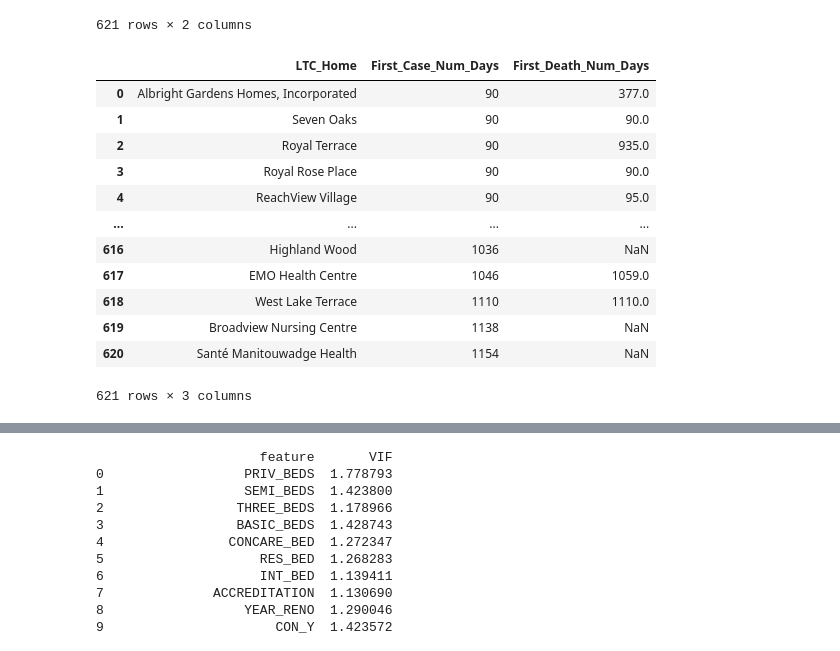
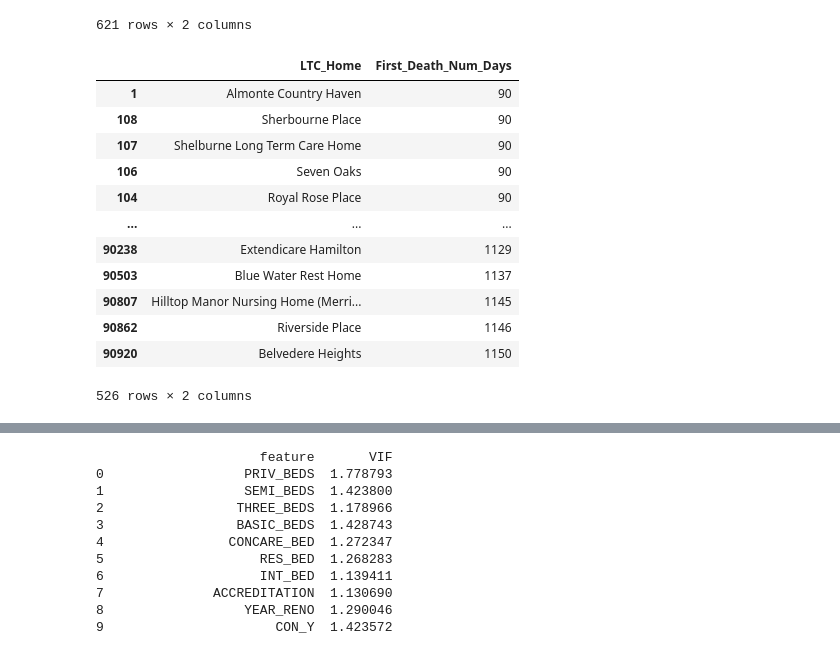
Before and after one commit to Alexander-Gebreamlak/COVID-19-LTCH-Risk-Factor-Analysis, a Jupyter notebook: Covid-19 LTCH Risk Factor Analysis.ipynb, the cells around one changed output, grey strips where cells are left out. Drawn from its saved outputs; the diff is of its cells as text; code cells hidden in the pictures.

```diff
--- a/Covid-19 LTCH Risk Factor Analysis.ipynb
+++ b/Covid-19 LTCH Risk Factor Analysis.ipynb
@@ -52,30 +52,28 @@ Case_df
 # %%
 Death_df = (
     df_raw[df_raw['Total_LTC_Resident_Deaths'] != "0"]  # filter out rows without deaths
     .assign(
         Report_Data_Extracted=pd.to_datetime(df_raw['Report_Data_Extracted']), # convert to date
         First_Death_Num_Days=lambda x: (x['Report_Data_Extracted'] - reference_date).dt.days #calculate difference in days
     )
     .sort_values(by='First_Death_Num_Days')  # sort by 'First_Case_Num_Days'
     .drop_duplicates(subset='LTCH_Num', keep='first')  # drop duplicates based on 'LTCH_Num'
     .loc[:, ['LTC_Home', 'First_Death_Num_Days']]  # column selection
     # .drop_duplicates(subset='LTC_Home', keep='first') #dropping duplicates
 
 )
-
-Q1_df = pd.merge(Case_df, Death_df, on='LTC_Home', how='left')
-Q1_df
+Death_df
 # %% [output]
-|  | LTC_Home | First_Case_Num_Days | First_Death_Num_Days |
-| 0 | Albright Gardens Homes, Incorporated | 90 | 377.0 |
-| 1 | Seven Oaks | 90 | 90.0 |
-| 2 | Royal Terrace | 90 | 935.0 |
-| 3 | Royal Rose Place | 90 | 90.0 |
-| 4 | ReachView Village | 90 | 95.0 |
-| ... | ... | ... | ... |
-| 616 | Highland Wood | 1036 | NaN |
-| 617 | EMO Health Centre | 1046 | 1059.0 |
-| 618 | West Lake Terrace | 1110 | 1110.0 |
-| 619 | Broadview Nursing Centre | 1138 | NaN |
-| 620 | Santé Manitouwadge Health | 1154 | NaN |
+|  | LTC_Home | First_Death_Num_Days |
+| 1 | Almonte Country Haven | 90 |
+| 108 | Sherbourne Place | 90 |
+| 107 | Shelburne Long Term Care Home | 90 |
+| 106 | Seven Oaks | 90 |
+| 104 | Royal Rose Place | 90 |
+| ... | ... | ... |
+| 90238 | Extendicare Hamilton | 1129 |
+| 90503 | Blue Water Rest Home | 1137 |
+| 90807 | Hilltop Manor Nursing Home (Merri... | 1145 |
+| 90862 | Riverside Place | 1146 |
+| 90920 | Belvedere Heights | 1150 |
-621 rows × 3 columns
+526 rows × 2 columns
```
Also changed, not shown: parts of 13 cells of this notebook.
